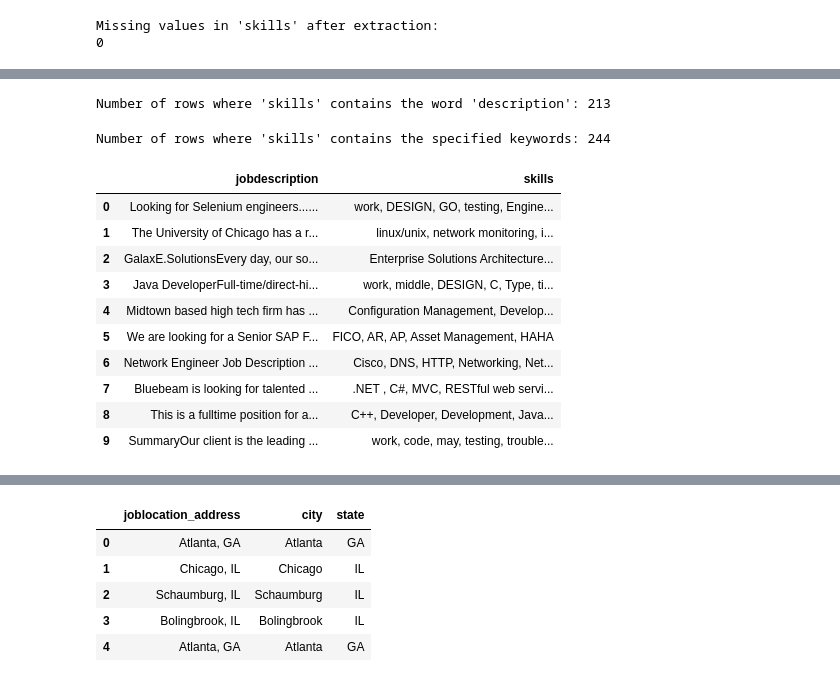
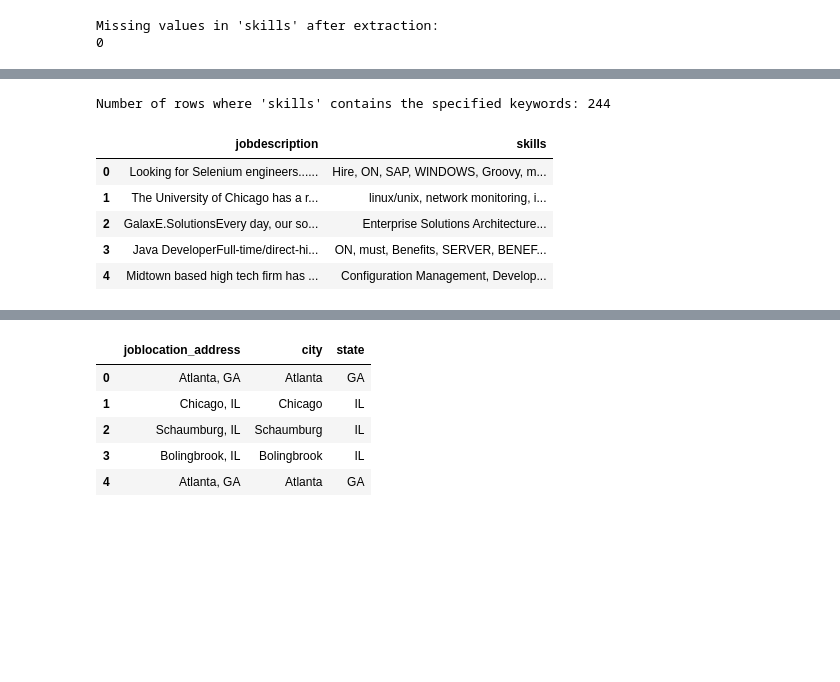
Before and after one commit to srimanthmadira/job-title-recommender, a Jupyter notebook: Capstone_Project_EDA.ipynb, the cells around one changed output, grey strips where cells are left out. Cells and saved outputs as stored; diff of their text form; code cells hidden in the pictures; blank space fills up the shorter version.

```diff
--- a/Capstone_Project_EDA.ipynb
+++ b/Capstone_Project_EDA.ipynb
@@ -149,11 +149,3 @@ data_cleaned[data_cleaned['skills'].isnull() == False].head(286)
-# %%
-description_rows = data_cleaned['skills'].str.contains(r'\bdescription\b', case=False, na=False)
-
-num_description_rows = description_rows.sum()
-
-print(f"Number of rows where 'skills' contains the word 'description': {num_description_rows}")
-# %% [output]
-Number of rows where 'skills' contains the word 'description': 213
 # %%
 keywords = ['description', 'BELOW']
 
@@ -179,16 +172,11 @@ for index, row in data_cleaned[description_rows].iterrows():
     extracted_skills = extract_unique_skills(row['jobdescription'])
     data_cleaned.at[index, 'skills'] = extracted_skills
 # %%
-data_cleaned[['jobdescription', 'skills']].head(10)
+data_cleaned[['jobdescription', 'skills']].head()
 # %% [output]
 |  | jobdescription | skills |
-| 0 | Looking for Selenium engineers...... | work, DESIGN, GO, testing, Engine... |
+| 0 | Looking for Selenium engineers...... | Hire, ON, SAP, WINDOWS, Groovy, m... |
 | 1 | The University of Chicago has a r... | linux/unix, network monitoring, i... |
 | 2 | GalaxE.SolutionsEvery day, our so... | Enterprise Solutions Architecture... |
-| 3 | Java DeveloperFull-time/direct-hi... | work, middle, DESIGN, C, Type, ti... |
+| 3 | Java DeveloperFull-time/direct-hi... | ON, must, Benefits, SERVER, BENEF... |
 | 4 | Midtown based high tech firm has ... | Configuration Management, Develop... |
-| 5 | We are looking for a Senior SAP F... | FICO, AR, AP, Asset Management, HAHA |
-| 6 | Network Engineer Job Description ... | Cisco, DNS, HTTP, Networking, Net... |
-| 7 | Bluebeam is looking for talented ... | .NET , C#, MVC, RESTful web servi... |
-| 8 | This is a fulltime position for a... | C++, Developer, Development, Java... |
-| 9 | SummaryOur client is the leading ... | work, code, may, testing, trouble... |
```
Also changed, not shown: parts of 40 cells of this notebook, 1 other file.
